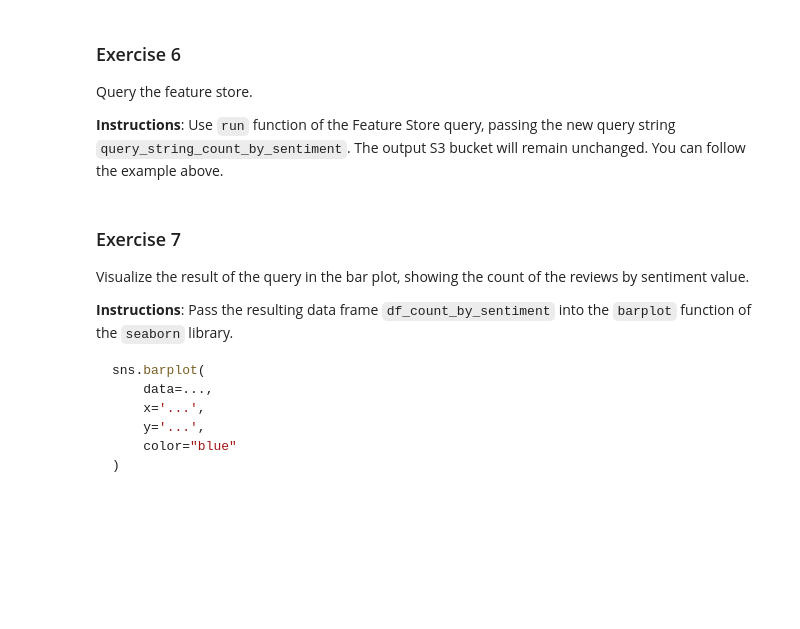
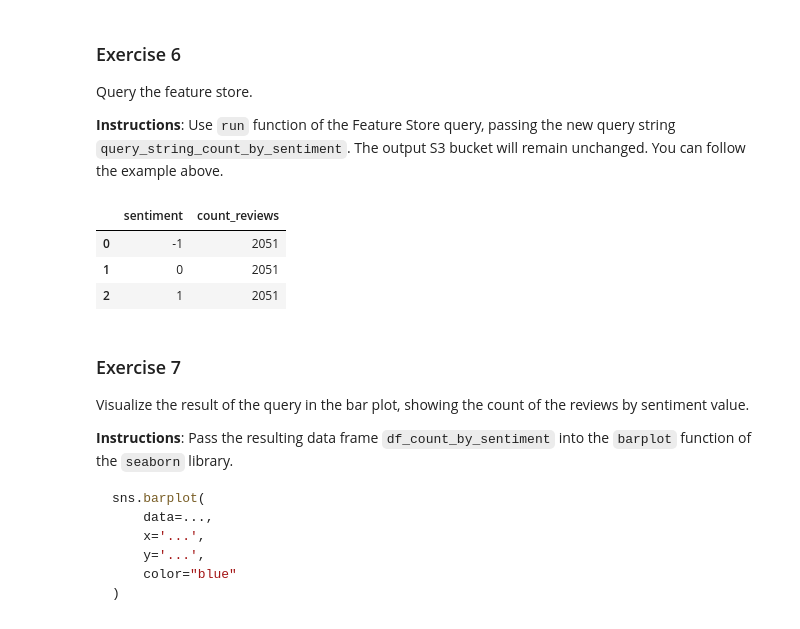
Before and after one commit to tabdulazeez/data-science-on-aws, a Jupyter notebook: sagemaker_feature_store/C2_W1_Assignment.ipynb, the cells around one changed output. Cells and saved outputs as stored; diff of their text form; code cells hidden in the pictures; blank space fills up the shorter version.

```diff
--- a/sagemaker_feature_store/C2_W1_Assignment.ipynb
+++ b/sagemaker_feature_store/C2_W1_Assignment.ipynb
@@ -496,15 +612,20 @@ Query the feature store.
 # %%
 feature_store_query_2.run(
     ### BEGIN SOLUTION - DO NOT delete this comment for grading purposes
-    query_string=None, # Replace None
-    output_location=None # Replace None
+    query_string=query_string_count_by_sentiment, # Replace None
+    output_location=output_s3_uri # Replace None
     ### END SOLUTION - DO NOT delete this comment for grading purposes
 )
 
 feature_store_query_2.wait()
 
 df_count_by_sentiment = feature_store_query_2.as_dataframe()
 df_count_by_sentiment
+# %% [output]
+|  | sentiment | count_reviews |
+| 0 | -1 | 2051 |
+| 1 | 0 | 2051 |
+| 2 | 1 | 2051 |
 # %% [markdown]
 <a name='c2w1-ex-7'></a>
 ### Exercise 7
```
Also changed, not shown: parts of 32 cells of this notebook, 5 other files.
